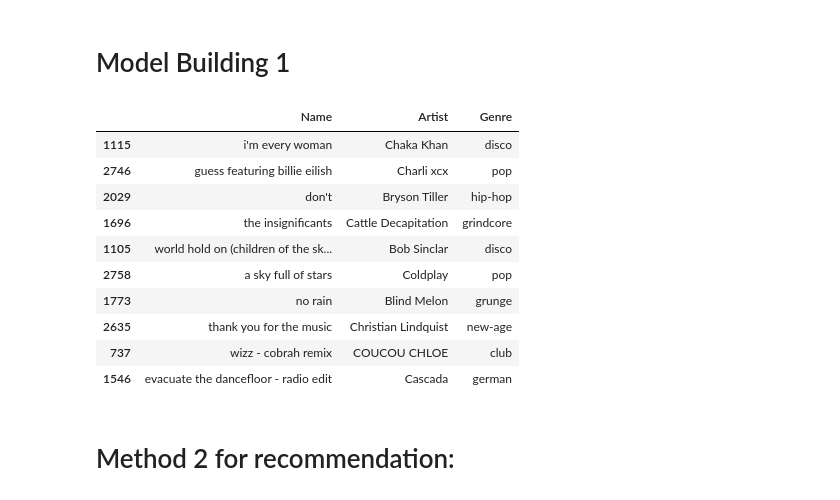
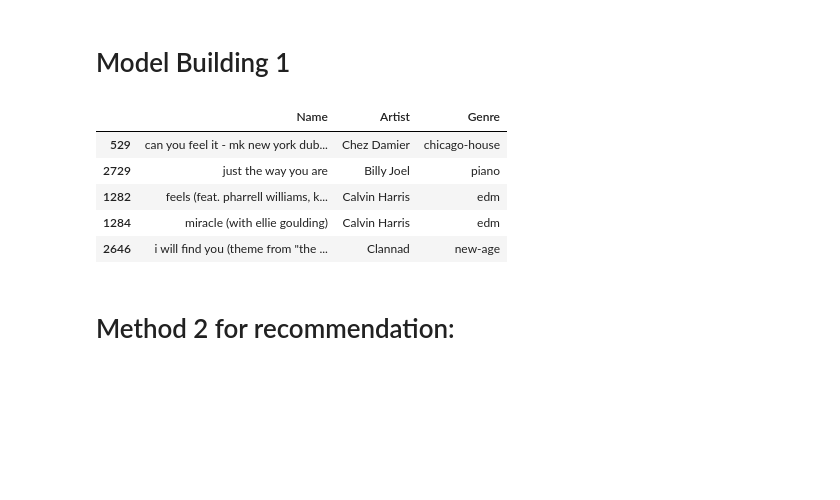
Before and after one commit to bishnusahu23/Song_recommendation, a Jupyter notebook: Song_recommendation.ipynb, the cells around one changed output. Saved outputs shown, nothing was run; the diff lists cells and outputs as text; code cells hidden in the pictures; blank space fills up the shorter version.

```diff
--- a/Song_recommendation.ipynb
+++ b/Song_recommendation.ipynb
@@ -733,32 +733,27 @@ songs_copy.to_excel('final_tracks.xlsx',index=False)
 # %%
 # Function to recommend songs from the same cluster
 def recommend_songs(song_name, data, num_recommendations):
     # Converting to lower case
     song_name=song_name.lower()
     data['Name']=data['Name'].str.lower()
     # checks if the song name is in the list of names of the dataset
     if song_name in data['Name'].values:
         # cluster stores the cluser id of the song
         cluster = data.loc[data['Name'] == song_name, 'Cluster_id'].values[0]
     # recommendation stores the sample of recommended songs
     recommendations = data[(data['Cluster_id'] == cluster) & (data['Name'] != song_name)].sample(num_recommendations)
     return recommendations[['Name','Artist','Genre']]
 
 # Storing the list of recommended songs
-recommendations = recommend_songs('hold on',songs_copy,10)
+recommendations = recommend_songs('hold on',songs_copy,5)
 recommendations
 # %% [output]
 |  | Name | Artist | Genre |
-| 1115 | i'm every woman | Chaka Khan | disco |
-| 2746 | guess featuring billie eilish | Charli xcx | pop |
-| 2029 | don't | Bryson Tiller | hip-hop |
-| 1696 | the insignificants | Cattle Decapitation | grindcore |
-| 1105 | world hold on (children of the sk... | Bob Sinclar | disco |
-| 2758 | a sky full of stars | Coldplay | pop |
-| 1773 | no rain | Blind Melon | grunge |
-| 2635 | thank you for the music | Christian Lindquist | new-age |
-| 737 | wizz - cobrah remix | COUCOU CHLOE | club |
-| 1546 | evacuate the dancefloor - radio edit | Cascada | german |
+| 529 | can you feel it - mk new york dub... | Chez Damier | chicago-house |
+| 2729 | just the way you are | Billy Joel | piano |
+| 1282 | feels (feat. pharrell williams, k... | Calvin Harris | edm |
+| 1284 | miracle (with ellie goulding) | Calvin Harris | edm |
+| 2646 | i will find you (theme from "the ... | Clannad | new-age |
 # %% [markdown]
 # Method 2 for recommendation:
 # %% [markdown]
```
Also changed, not shown: parts of 8 cells of this notebook, 2 other files.
